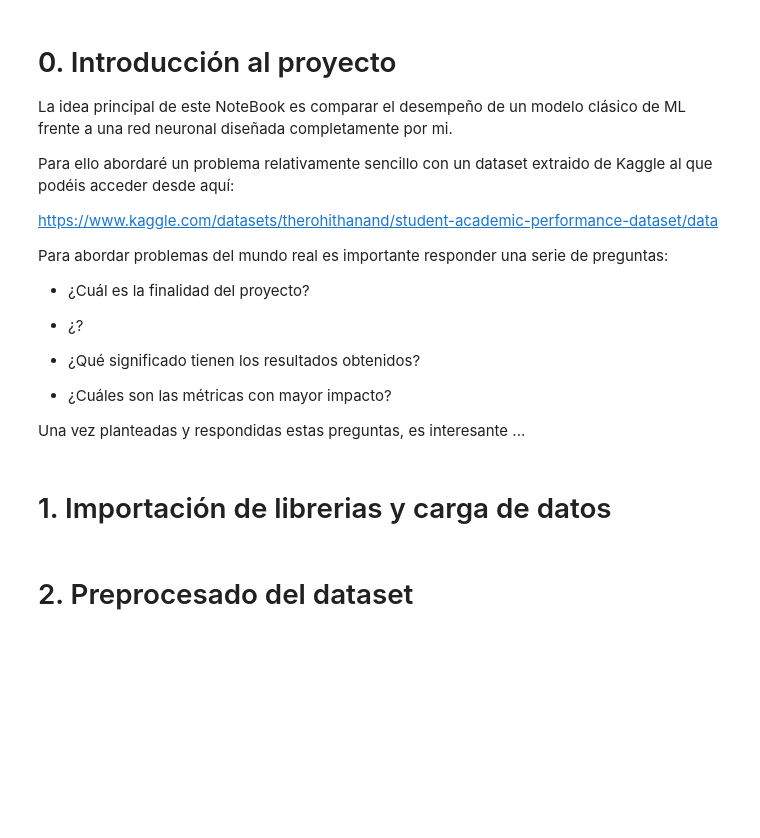
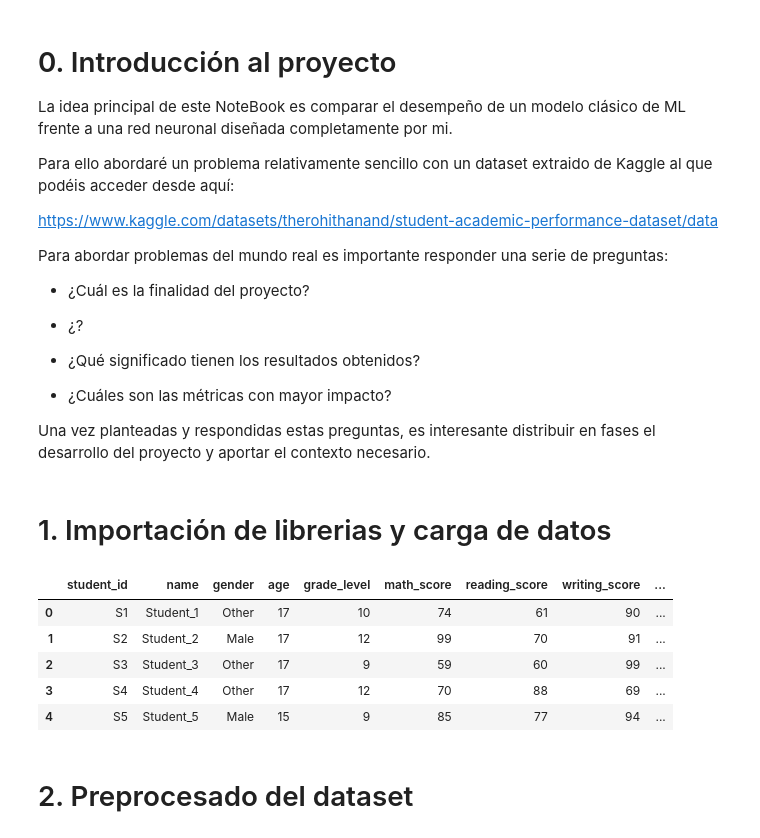
Before and after one commit to DDRM22/Proyectos, a Jupyter notebook: 2025/Evaluación desempeño educativo/Evaluación_Desempeño.ipynb, the cells around one changed output. Drawn from its saved outputs; the diff is of its cells as text; code cells hidden in the pictures; blank space fills up the shorter version.

```diff
--- a/2025/Evaluación desempeño educativo/Evaluación_Desempeño.ipynb
+++ b/2025/Evaluación desempeño educativo/Evaluación_Desempeño.ipynb
@@ -17,20 +17,30 @@ Para abordar problemas del mundo real es importante responder una serie de pregu
 
 - ¿Cuáles son las métricas con mayor impacto?
 
-Una vez planteadas y respondidas estas preguntas, es interesante ...
+Una vez planteadas y respondidas estas preguntas, es interesante distribuir en fases el desarrollo del proyecto y aportar el contexto necesario.
 # %% [markdown]
 # 1. Importación de librerias y carga de datos
 # %%
 import pandas as pd
 import numpy as np
 import seaborn as sns
-import matplotlib as plt
+import matplotlib.pyplot as plt
+import matplotlib_inline
 import tensorflow as tf
 
 
 ruta = "./data/student_info.csv"
 
 data_raw = pd.read_csv(ruta, sep=",")
+
+data_raw.head()
+# %% [output]
+|  | student_id | name | gender | age | grade_level | math_score | reading_score | writing_score | ... |
+| 0 | S1 | Student_1 | Other | 17 | 10 | 74 | 61 | 90 | ... |
+| 1 | S2 | Student_2 | Male | 17 | 12 | 99 | 70 | 91 | ... |
+| 2 | S3 | Student_3 | Other | 17 | 9 | 59 | 60 | 99 | ... |
+| 3 | S4 | Student_4 | Other | 17 | 12 | 70 | 88 | 69 | ... |
+| 4 | S5 | Student_5 | Male | 15 | 9 | 85 | 77 | 94 | ... |
 # %% [markdown]
 # 2. Preprocesado del dataset
 # %%
```
Also changed, not shown: parts of 12 cells of this notebook.
